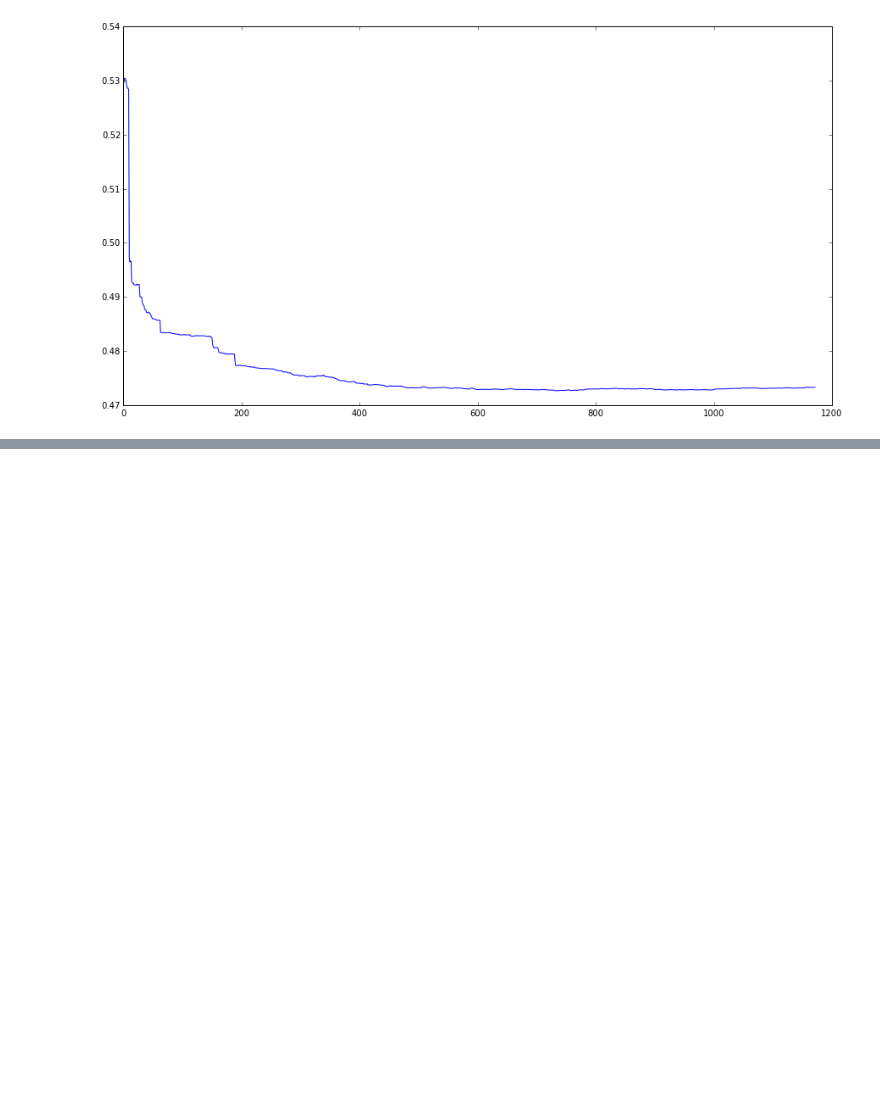
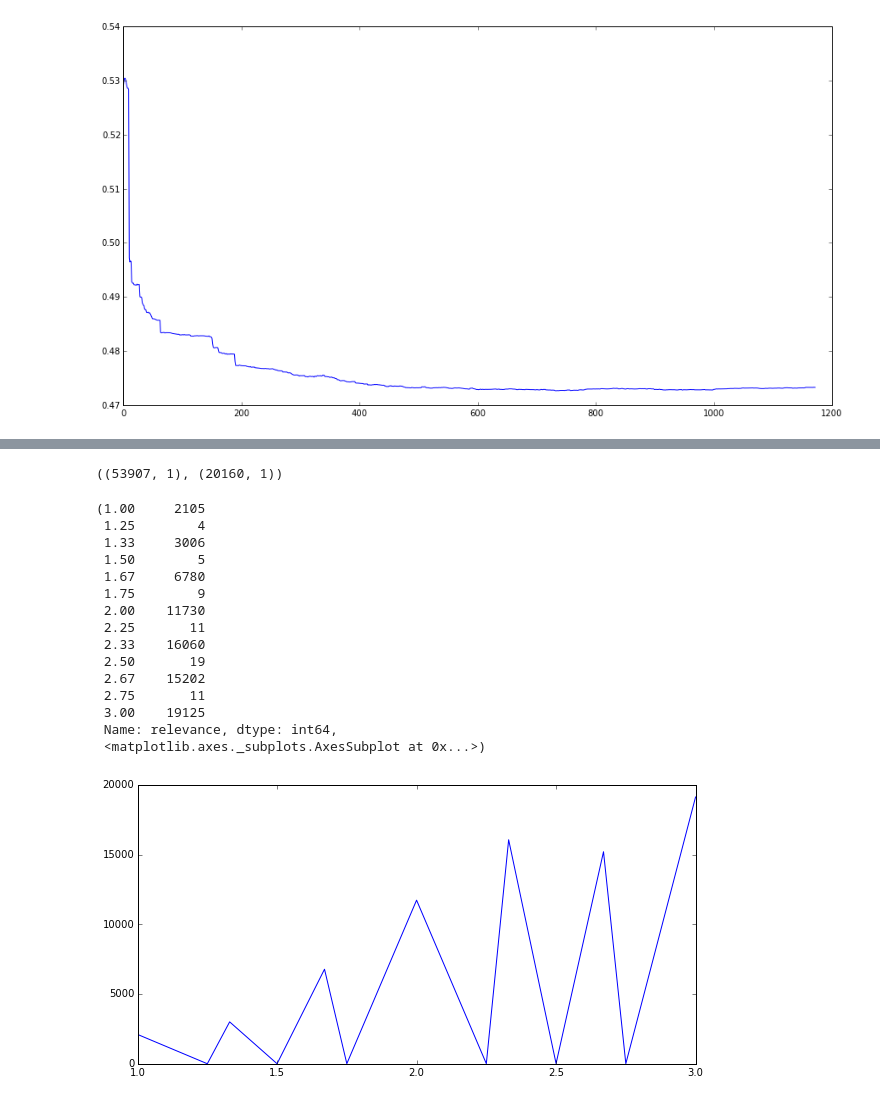
Before and after one commit to Bekbolatov/kaggle, a Jupyter notebook: events/hd/notebooks/features5_alexander.ipynb, the cells around one changed output, grey strips where cells are left out. Cells and saved outputs as stored; diff of their text form; code cells hidden in the pictures; blank space fills up the shorter version.

```diff
--- a/events/hd/notebooks/features5_alexander.ipynb
+++ b/events/hd/notebooks/features5_alexander.ipynb
@@ -475,0 +503,28 @@ bst = xgb.train(param, dtrain, num_round, [(dtrain, 'train'), (dtest,'test')], e
+# %%
+idx_train.loc[train_idx].shape, idx_train.loc[validation_idx].shape
+# %% [output]
+((53907, 1), (20160, 1))
+# %%
+orig_train = pd.read_csv('/Users/rbekbolatov/data/kaggle/homedepot/train.csv', index_col='id')
+orig_test = pd.read_csv('/Users/rbekbolatov/data/kaggle/homedepot/test.csv', index_col='id')
+orig_train['matched'] = orig_train.apply(check_row, axis=1)
+orig_test['matched'] = orig_test.apply(check_row, axis=1)
+# %%
+orig_train['relevance'].value_counts().sort_index(), orig_train['relevance'].value_counts().sort_index().plot()
+# %% [output]
+(1.00     2105
+ 1.25        4
+ 1.33     3006
+ 1.50        5
+ 1.67     6780
+ 1.75        9
+ 2.00    11730
+ 2.25       11
+ 2.33    16060
+ 2.50       19
+ 2.67    15202
+ 2.75       11
+ 3.00    19125
+ Name: relevance, dtype: int64,
+ <matplotlib.axes._subplots.AxesSubplot at 0x...>)
+[figure, added]
```
Also changed, not shown: parts of 28 cells of this notebook, 7 other files.
